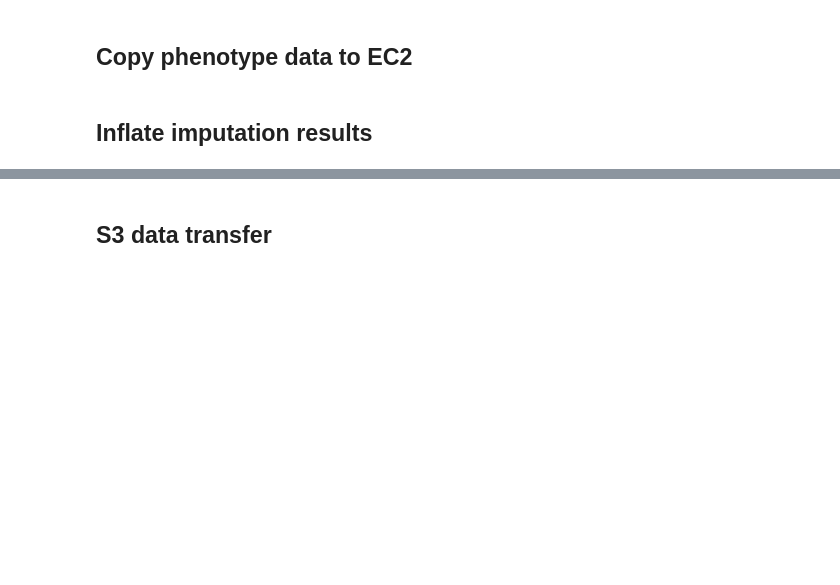
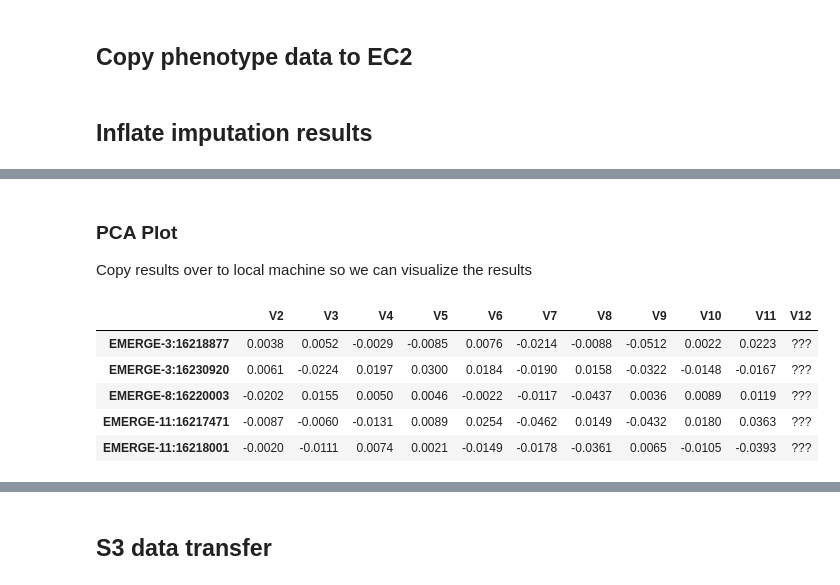
Before and after one commit to jaamarks/jaamarks_notebooks, a Jupyter notebook: Nicotine_Project/develop/20180327_emerge_FTND_GWAS.ipynb, the cells around one changed output, grey strips where cells are left out. Saved outputs shown, nothing was run; the diff lists cells and outputs as text; code cells hidden in the pictures; blank space fills up the shorter version.

```diff
--- a/Nicotine_Project/develop/20180327_emerge_FTND_GWAS.ipynb
+++ b/Nicotine_Project/develop/20180327_emerge_FTND_GWAS.ipynb
@@ -92,0 +338,3 @@ done
+# %% [markdown]
+### PCA Plot
+Copy results over to local machine so we can visualize the results
@@ -92,0 +345,15 @@ done
+# %%
+## R console ##
+# Load PCA data
+setwd(dir = "C:/Users/jmarks/Desktop/Projects/Nicotine/eMerge/eigenstrat/")
+options(stringsAsFactors=F)
+ea.evec <- read.table("ea_ld_pruned.pca.evec",
+                      comment.char="#", sep="", row.names=1)
+ea.evec[1:5,]
+# %% [output]
+|  | V2 | V3 | V4 | V5 | V6 | V7 | V8 | V9 | V10 | V11 | V12 |
+| EMERGE-3:16218877 | 0.0038 | 0.0052 | -0.0029 | -0.0085 | 0.0076 | -0.0214 | -0.0088 | -0.0512 | 0.0022 | 0.0223 | ??? |
+| EMERGE-3:16230920 | 0.0061 | -0.0224 | 0.0197 | 0.0300 | 0.0184 | -0.0190 | 0.0158 | -0.0322 | -0.0148 | -0.0167 | ??? |
+| EMERGE-8:16220003 | -0.0202 | 0.0155 | 0.0050 | 0.0046 | -0.0022 | -0.0117 | -0.0437 | 0.0036 | 0.0089 | 0.0119 | ??? |
+| EMERGE-11:16217471 | -0.0087 | -0.0060 | -0.0131 | 0.0089 | 0.0254 | -0.0462 | 0.0149 | -0.0432 | 0.0180 | 0.0363 | ??? |
+| EMERGE-11:16218001 | -0.0020 | -0.0111 | 0.0074 | 0.0021 | -0.0149 | -0.0178 | -0.0361 | 0.0065 | -0.0105 | -0.0393 | ??? |
```
Also changed, not shown: parts of 38 cells of this notebook, 1 other file.
